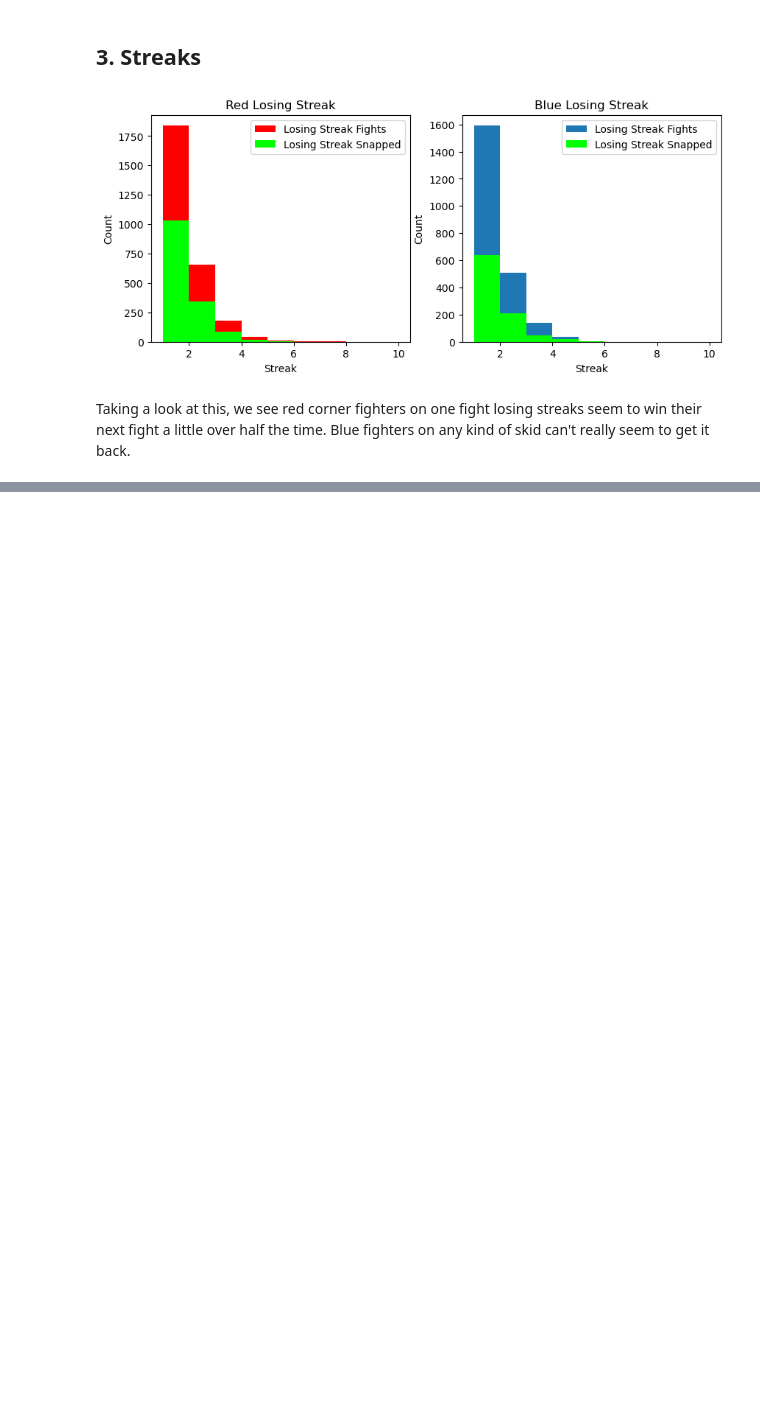
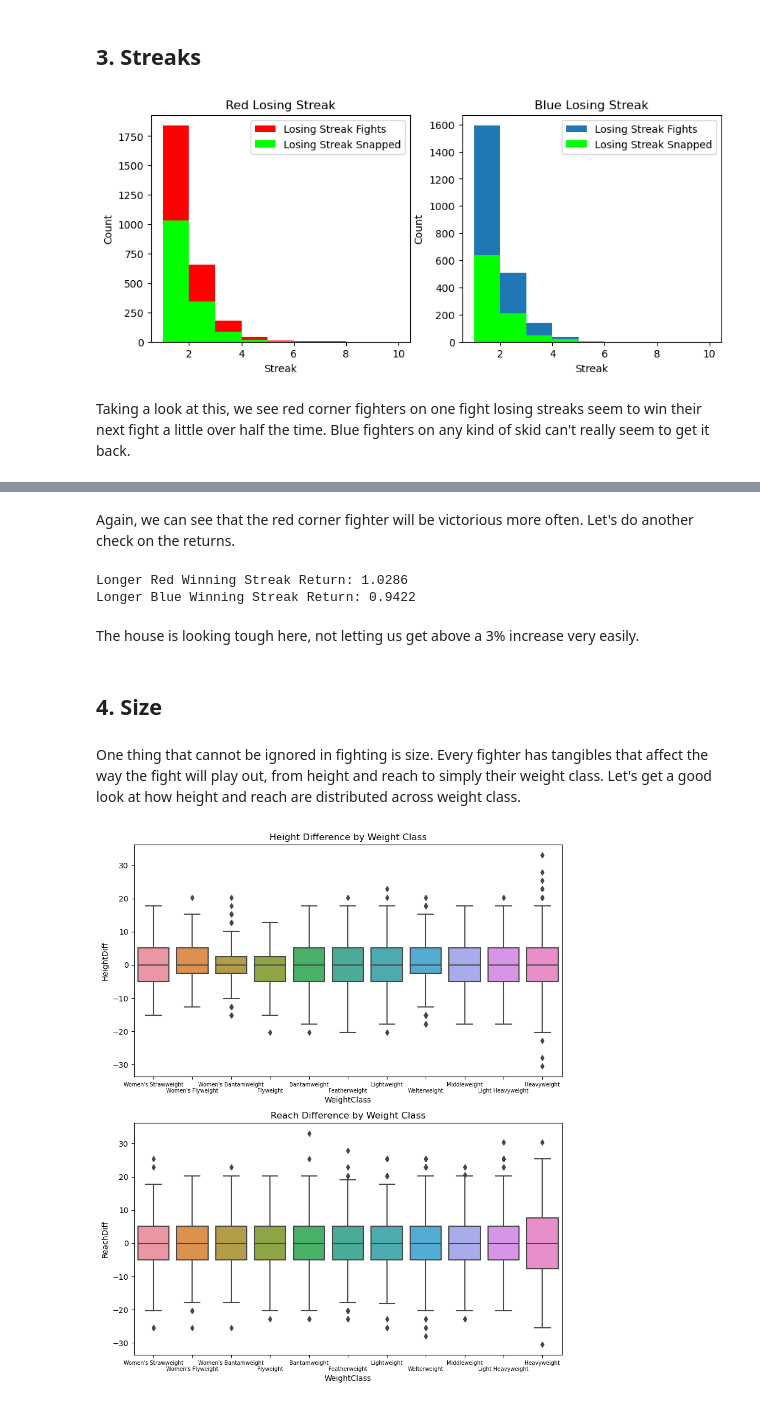
Before and after one commit to anthonyysz/Fight-Result-Predictor, a Jupyter notebook: notebooks/2-data-exploration-and-analysis.ipynb, the cells around one changed output, grey strips where cells are left out. Cells and saved outputs as stored; diff of their text form; code cells hidden in the pictures; blank space fills up the shorter version.

```diff
--- a/notebooks/2-data-exploration-and-analysis.ipynb
+++ b/notebooks/2-data-exploration-and-analysis.ipynb
@@ -439,0 +397,43 @@ plt.show()
+# %% [markdown]
+Again, we can see that the red corner fighter will be victorious more often. Let's do another check on the returns.
+# %%
+avgRedWStreak = round(df.loc[df['WinStreakDiff'] > 0, 'RedReturn'].mean(), 4)
+avgBlueWStreak = round(df.loc[df['WinStreakDiff'] < 0, 'BlueReturn'].mean(), 4)
+
+print(f'Longer Red Winning Streak Return: {avgRedWStreak}')
+print(f'Longer Blue Winning Streak Return: {avgBlueWStreak}')
+# %% [output]
+Longer Red Winning Streak Return: 1.0286
+Longer Blue Winning Streak Return: 0.9422
+# %% [markdown]
+The house is looking tough here, not letting us get above a 3% increase very easily.
+# %% [markdown]
+## 4. Size
+# %% [markdown]
+One thing that cannot be ignored in fighting is size. Every fighter has tangibles that affect the way the fight will play out, from height and reach to simply their weight class. Let's get a good look at how height and reach are distributed across weight class.
+# %%
+weightClassOrder = [
+    "Women's Strawweight", "Women's Flyweight", "Women's Bantamweight", 'Flyweight', 'Bantamweight', 'Featherweight',
+    'Lightweight', 'Welterweight', 'Middleweight', 'Light Heavyweight', 'Heavyweight'
+]
+
+fig, (ax1, ax2) = plt.subplots(2, 1, figsize=(10, 12))
+
+sns.boxplot(data=df, x="WeightClass", y="HeightDiff", order=weightClassOrder, ax=ax1)
+sns.boxplot(data=df, x="WeightClass", y="ReachDiff", order=weightClassOrder, ax=ax2)
+
+for ax in [ax1, ax2]:
+    ax.set_xticks(ax.get_xticks())
+    labels = ax.get_xticklabels()
+    for i, label in enumerate(labels):
+        label.set_fontsize(7)
+        if i % 2 != 0:
+            label.set_y(-0.025)
+    ax.set_xticklabels(labels)
+
+ax1.set_title('Height Difference by Weight Class')
+ax2.set_title('Reach Difference by Weight Class')
+
+plt.show()
+# %% [output]
+[figure, added]
```
Also changed, not shown: parts of 42 cells of this notebook, 1 other file.
